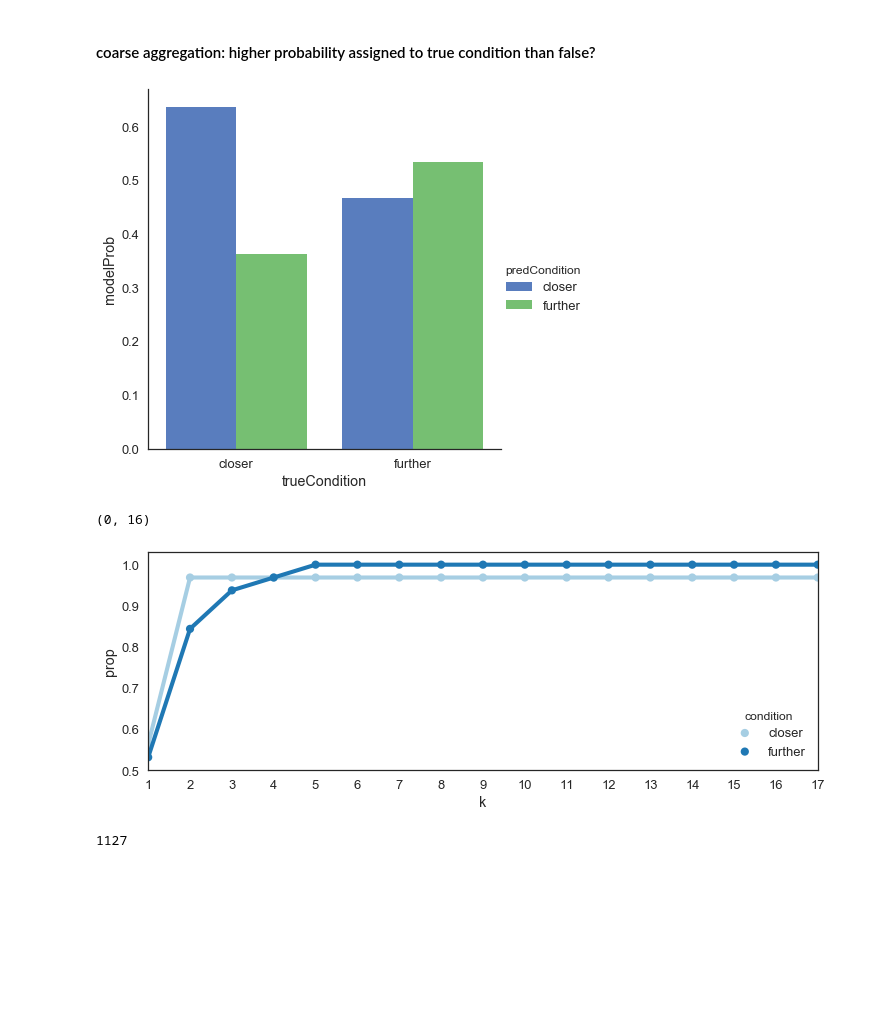
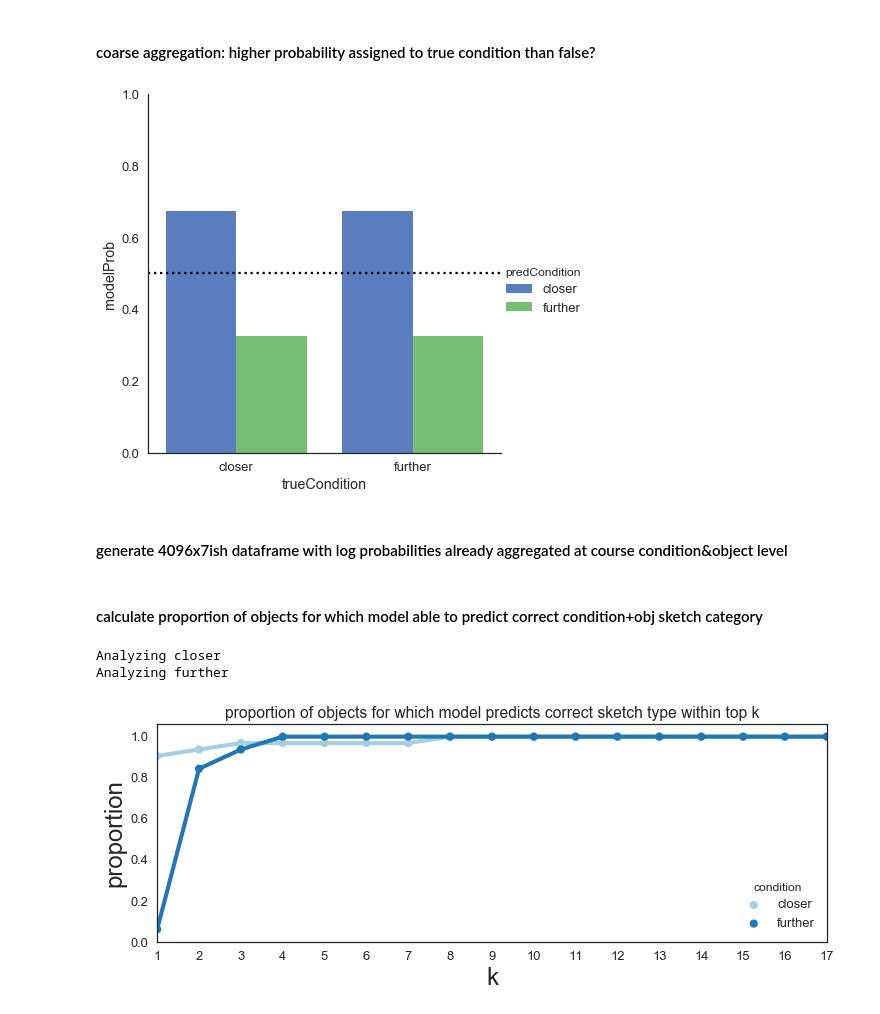
Before and after one commit to judithfan/visual_communication_in_context, a Jupyter notebook: analysis/pilot2_analysis_sketchpad_basic_recog.ipynb, the cells around one changed output. Drawn from its saved outputs; the diff is of its cells as text; code cells hidden in the pictures; blank space fills up the shorter version.

Commit message:
bit more cleanup, support for visualizing diff model preds

```diff
--- a/analysis/pilot2_analysis_sketchpad_basic_recog.ipynb
+++ b/analysis/pilot2_analysis_sketchpad_basic_recog.ipynb
@@ -764,10 +764,18 @@ path_to_bda_output = '../models/bdaOutput'
 # %% [markdown]
 #### load in predictives and do some preprocessing
 # %%
-## load in predictives for combined model where the cost is measured in rescaled_drawDuration
-menu_predictives = ['human_combined_costPredictives.csv','human_S0_costPredictives.csv',\
-                    'human_combined_nocostPredictives.csv','human_S0_nocostPredictives.csv']
-predictives = pd.read_csv(os.path.join(path_to_bda_output,'human_combined_costPredictives.csv'))
+## define menu of model options
+zoo = ['pragmatic_cost','literal_cost','pragmatic_nocost','literal_nocost']
+
+predFiles = ['human_combined_costPredictives.csv','human_S0_costPredictives.csv',\
+        'human_combined_nocostPredictives.csv','human_S0_nocostPredictives.csv']
+
+model_dict = dict(zip(zoo,predFiles))
+
+## which model do you want to make visualizations for?
+this_model = 'literal_cost'
+
+predictives = pd.read_csv(os.path.join(path_to_bda_output,model_dict[this_model]))
 
 ### various preprocessing
 predictives = predictives.drop(columns=['trueSketch'],axis=1) ## remove some columns
@@ -794,8 +798,13 @@ g = sns.factorplot(x="trueCondition",
                    hue="predCondition",
                    data=Y,
                    size=6, kind="bar", palette="muted")
+plt.ylim([0,1])
+plt.axhline(0.5,linestyle=':',color='k')
+plt.savefig('./plots/context_effect_by_condition_bars_{}.pdf'.format(this_model))
 # %% [output]
-[figure, old version]
+[figure, new version]
+# %% [markdown]
+#### generate 4096x7ish dataframe with log probabilities already aggregated at course condition&object level
 # %%
 ## get dataframe with probability assigned to every sketch category, for each sketch category
 P = predictives.groupby(['trueSketch','predSketch'])['modelProb'].\
@@ -806,8 +815,10 @@ P = pd.DataFrame(P)
 P.reset_index(inplace=True)
 P['trueCondition'], P['trueSketchTarget'] = P['trueSketch'].str.split('_', 1).str
 P['predCondition'], P['predSketchTarget'] = P['predSketch'].str.split('_', 1).str
+# %% [markdown]
+#### calculate proportion of objects for which model able to predict correct condition+obj sketch category
 # %%
-## plot proportion of objects for which model able to predict correct condition+obj sketch category
+## calculate proportion of objects for which model able to predict correct condition+obj sketch category
 ## i.e., put in top k, for various values of k
 from __future__ import division
 objs = np.unique(P['trueSketchTarget'].values)
@@ -817,6 +828,7 @@ Counter = []
 Conds = []
 K = []
 for cond in conds:
+    print 'Analyzing {}'.format(cond)
     for k in np.arange(1,64):
         counter = 0
         for obj in objs:
@@ -826,3 +838,11 @@ for cond in conds:
         Counter.append(counter/len(objs))
         Conds.append(cond)
         K.append(k)
+
+## make dataframe
+D = pd.DataFrame([Counter,Conds,K])
+D = D.transpose()
+D.columns = ['prop','condition','k']
+# %% [output]
+Analyzing closer
+Analyzing further
@@ -833,9 +849,13 @@ D.columns = ['prop','condition','k']
 # %%
+## plot it
 krange = 16 ## how many values of k to plot
 sns.set_context('talk')
 fig = plt.figure(figsize=(12,4))
 sns.pointplot(x='k',y='prop',hue='condition',data=D,markers='.',palette=colors)
 plt.xlim([0,krange])
+plt.ylabel('proportion',fontsize=24)
+plt.xlabel('k',fontsize=24)
+plt.title('proportion of objects for which model predicts correct sketch type within top k')
+plt.savefig('./plots/proportion_correct_sketch_type_in_top_k_{}.pdf'.format(this_model))
 # %% [output]
-(0, 16)
-[figure, old version]
+[figure, new version]
@@ -844,4 +861,0 @@ t = load_json('../models/bdaInput/condition-lookup.json')
-# %%
-t
-# %% [output]
-1127
```
Also changed, not shown: parts of 3 cells of this notebook, 1 other file.
